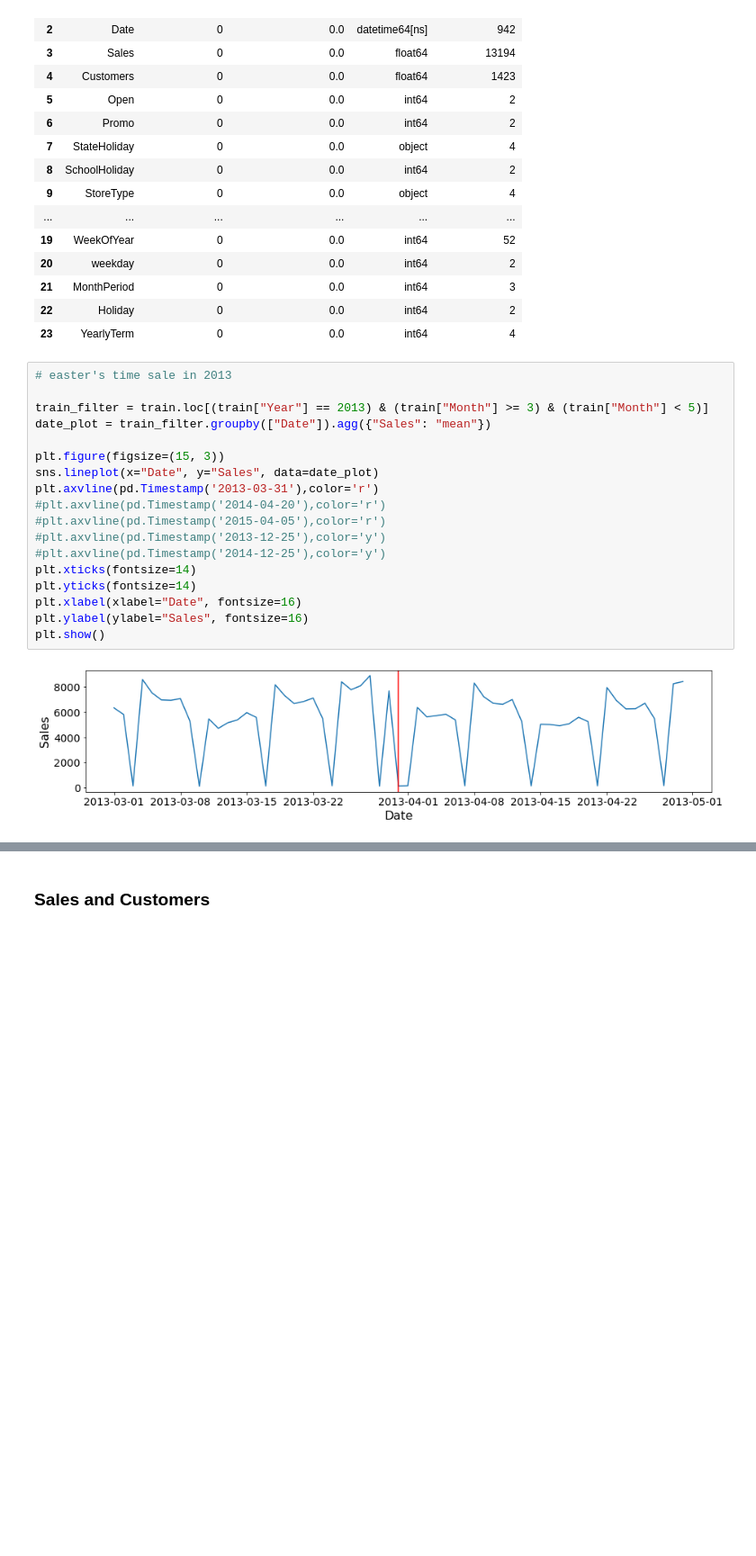
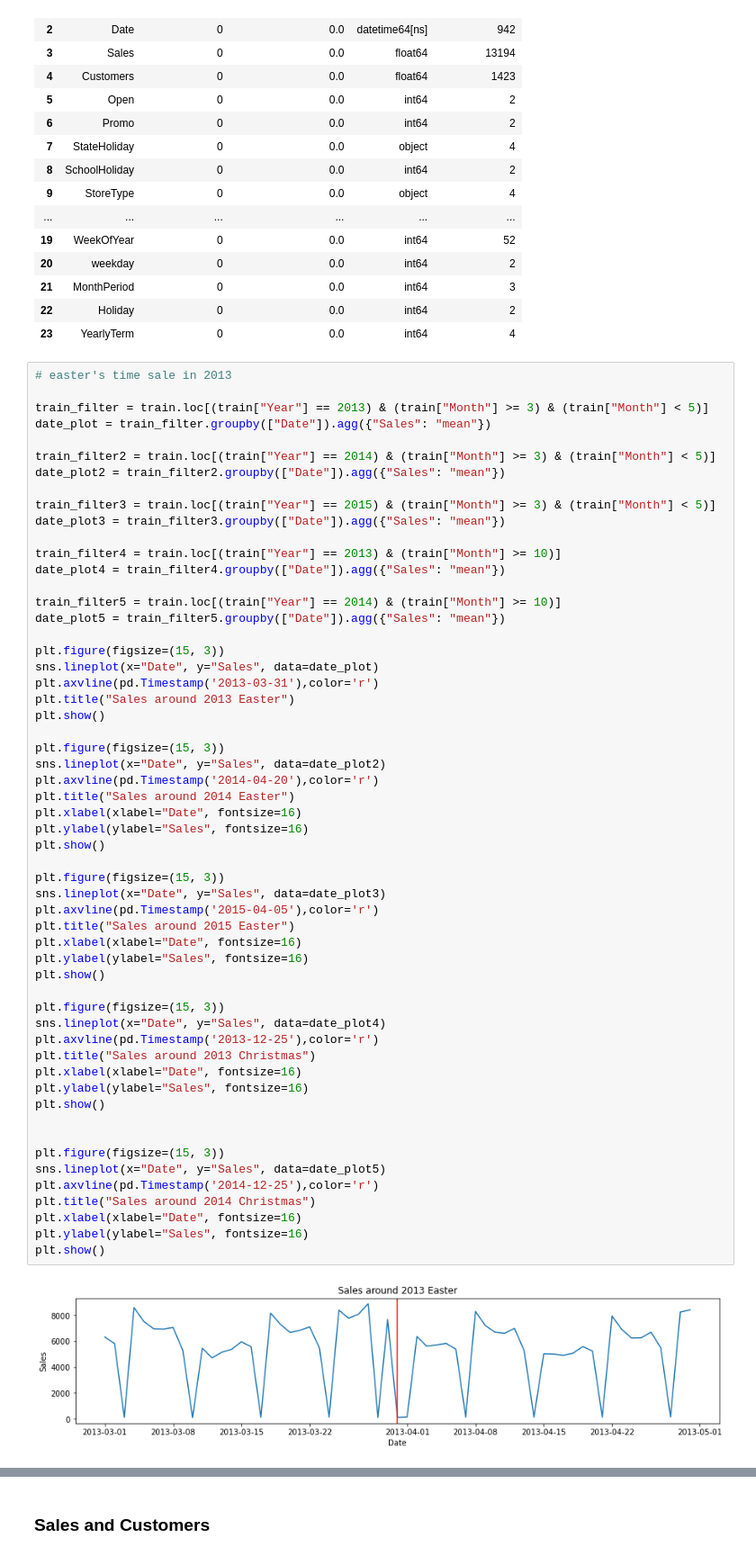
Before and after one commit to benbel376/time-series-data-sales-prediction, a Jupyter notebook: notebooks/data_exploration.ipynb, the cells around one changed output, grey strips where cells are left out. Shown at 90% size. Drawn from its saved outputs; the diff is of its cells as text; blank space fills up the shorter version.

```diff
--- a/notebooks/data_exploration.ipynb
+++ b/notebooks/data_exploration.ipynb
@@ -153,23 +154,61 @@ DV.summ_columns(train)
 | 21 | MonthPeriod | 0 | 0.0 | int64 | 3 |
 | 22 | Holiday | 0 | 0.0 | int64 | 2 |
 | 23 | YearlyTerm | 0 | 0.0 | int64 | 4 |
-# %%
-# easter's time sale in 2013
-
-train_filter = train.loc[(train["Year"] == 2013) & (train["Month"] >= 3) & (train["Month"] < 5)]
-date_plot = train_filter.groupby(["Date"]).agg({"Sales": "mean"})
-
-plt.figure(figsize=(15, 3))
-sns.lineplot(x="Date", y="Sales", data=date_plot)
-plt.axvline(pd.Timestamp('2013-03-31'),color='r')
-#plt.axvline(pd.Timestamp('2014-04-20'),color='r')
-#plt.axvline(pd.Timestamp('2015-04-05'),color='r')
-#plt.axvline(pd.Timestamp('2013-12-25'),color='y')
-#plt.axvline(pd.Timestamp('2014-12-25'),color='y')
-plt.xticks(fontsize=14)
-plt.yticks(fontsize=14)
-plt.xlabel(xlabel="Date", fontsize=16)
-plt.ylabel(ylabel="Sales", fontsize=16)
-plt.show()
-# %% [output]
-[figure, removed]
+# %%
+# easter's time sale in 2013
+
+train_filter = train.loc[(train["Year"] == 2013) & (train["Month"] >= 3) & (train["Month"] < 5)]
+date_plot = train_filter.groupby(["Date"]).agg({"Sales": "mean"})
+
+train_filter2 = train.loc[(train["Year"] == 2014) & (train["Month"] >= 3) & (train["Month"] < 5)]
+date_plot2 = train_filter2.groupby(["Date"]).agg({"Sales": "mean"})
+
+train_filter3 = train.loc[(train["Year"] == 2015) & (train["Month"] >= 3) & (train["Month"] < 5)]
+date_plot3 = train_filter3.groupby(["Date"]).agg({"Sales": "mean"})
+
+train_filter4 = train.loc[(train["Year"] == 2013) & (train["Month"] >= 10)]
+date_plot4 = train_filter4.groupby(["Date"]).agg({"Sales": "mean"})
+
+train_filter5 = train.loc[(train["Year"] == 2014) & (train["Month"] >= 10)]
+date_plot5 = train_filter5.groupby(["Date"]).agg({"Sales": "mean"})
+
+plt.figure(figsize=(15, 3))
+sns.lineplot(x="Date", y="Sales", data=date_plot)
+plt.axvline(pd.Timestamp('2013-03-31'),color='r')
+plt.title("Sales around 2013 Easter")
+plt.show()
+
+plt.figure(figsize=(15, 3))
+sns.lineplot(x="Date", y="Sales", data=date_plot2)
+plt.axvline(pd.Timestamp('2014-04-20'),color='r')
+plt.title("Sales around 2014 Easter")
+plt.xlabel(xlabel="Date", fontsize=16)
+plt.ylabel(ylabel="Sales", fontsize=16)
+plt.show()
+
+plt.figure(figsize=(15, 3))
+sns.lineplot(x="Date", y="Sales", data=date_plot3)
+plt.axvline(pd.Timestamp('2015-04-05'),color='r')
+plt.title("Sales around 2015 Easter")
+plt.xlabel(xlabel="Date", fontsize=16)
+plt.ylabel(ylabel="Sales", fontsize=16)
+plt.show()
+
+plt.figure(figsize=(15, 3))
+sns.lineplot(x="Date", y="Sales", data=date_plot4)
+plt.axvline(pd.Timestamp('2013-12-25'),color='r')
+plt.title("Sales around 2013 Christmas")
+plt.xlabel(xlabel="Date", fontsize=16)
+plt.ylabel(ylabel="Sales", fontsize=16)
+plt.show()
+
+
+plt.figure(figsize=(15, 3))
+sns.lineplot(x="Date", y="Sales", data=date_plot5)
+plt.axvline(pd.Timestamp('2014-12-25'),color='r')
+plt.title("Sales around 2014 Christmas")
+plt.xlabel(xlabel="Date", fontsize=16)
+plt.ylabel(ylabel="Sales", fontsize=16)
+plt.show()
+# %% [output]
+[figure, added]
```
Also changed, not shown: parts of 3 cells of this notebook.
